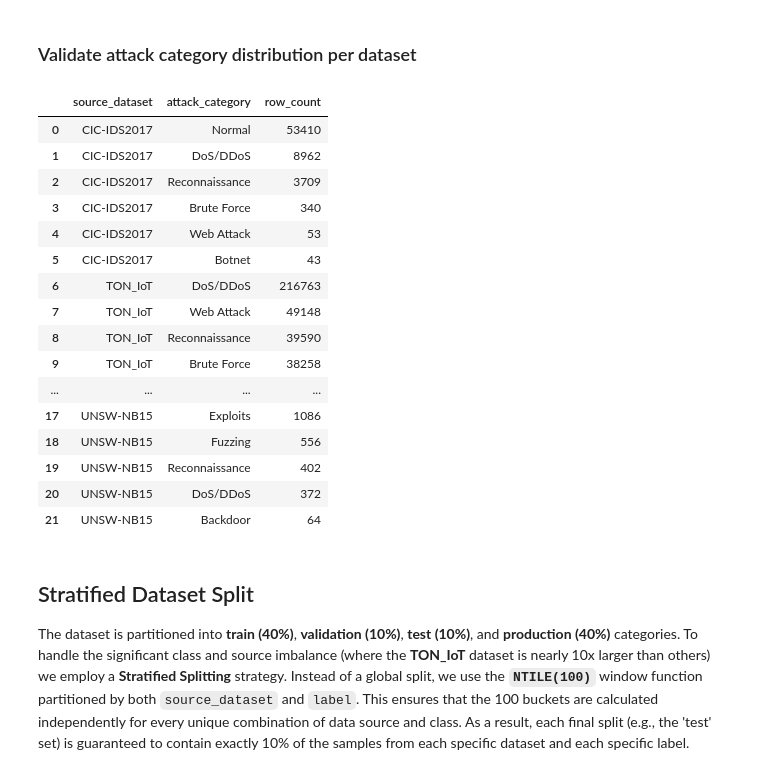
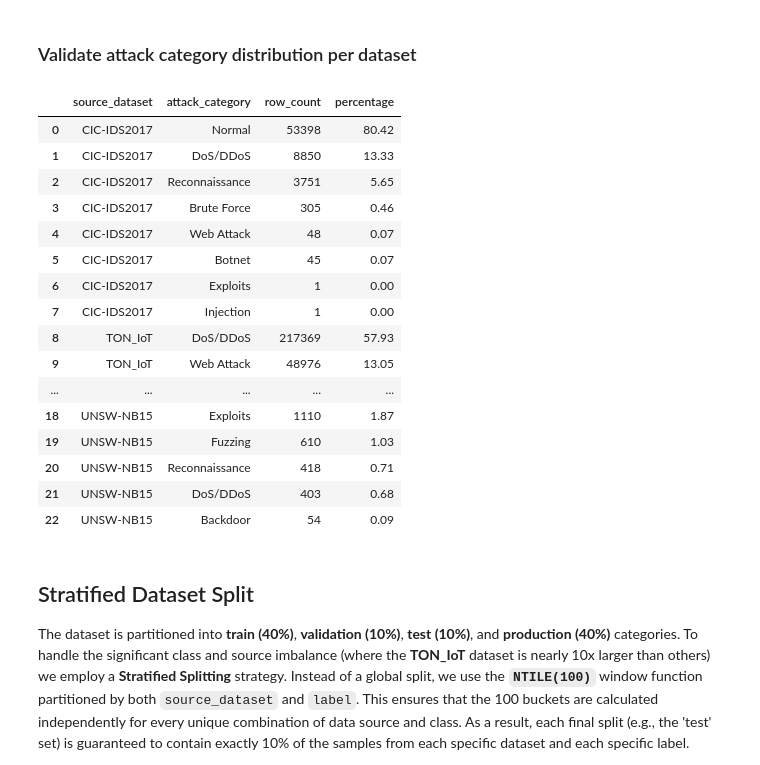
Before and after one commit to amarchini5339/AAI-540-Group5, a Jupyter notebook: 2_feature-eng/4_data_sample_and_split.ipynb, the cells around one changed output. Drawn from its saved outputs; the diff is of its cells as text; code cells hidden in the pictures.

```diff
--- a/2_feature-eng/5_data_sample_and_split.ipynb
+++ b/2_feature-eng/4_data_sample_and_split.ipynb
@@ -312,33 +372,46 @@ ORDER BY source_dataset, label
 # %% [markdown]
 ### Validate attack category distribution per dataset
 # %%
-read_sql(f"""
+attack_cat_by_source_sampled = read_sql(f"""
 SELECT
   source_dataset,
-  COALESCE(NULLIF(trim(attack_category), ''), 'UNKNOWN') AS attack_category,
-  COUNT(*) AS row_count
-FROM {database_name}.merged_sampled_v2
-GROUP BY source_dataset, 2
+  attack_category,
+  row_count,
+  ROUND(
+      100.0 * row_count
+      / SUM(row_count) OVER (PARTITION BY source_dataset),
+      2
+  ) AS percentage
+FROM (
+    SELECT
+        source_dataset,
+        COALESCE(NULLIF(trim(attack_category), ''), 'UNKNOWN') AS attack_category,
+        COUNT(*) AS row_count
+    FROM {database_name}.merged_sampled
+    GROUP BY source_dataset, 2
+) t
 ORDER BY source_dataset, row_count DESC
 """)
+
+attack_cat_by_source_sampled
 # %% [output]
-|  | source_dataset | attack_category | row_count |
-| 0 | CIC-IDS2017 | Normal | 53410 |
-| 1 | CIC-IDS2017 | DoS/DDoS | 8962 |
-| 2 | CIC-IDS2017 | Reconnaissance | 3709 |
-| 3 | CIC-IDS2017 | Brute Force | 340 |
-| 4 | CIC-IDS2017 | Web Attack | 53 |
-| 5 | CIC-IDS2017 | Botnet | 43 |
-| 6 | TON_IoT | DoS/DDoS | 216763 |
-| 7 | TON_IoT | Web Attack | 49148 |
-| 8 | TON_IoT | Reconnaissance | 39590 |
-| 9 | TON_IoT | Brute Force | 38258 |
-| ... | ... | ... | ... |
-| 17 | UNSW-NB15 | Exploits | 1086 |
-| 18 | UNSW-NB15 | Fuzzing | 556 |
-| 19 | UNSW-NB15 | Reconnaissance | 402 |
-| 20 | UNSW-NB15 | DoS/DDoS | 372 |
-| 21 | UNSW-NB15 | Backdoor | 64 |
+|  | source_dataset | attack_category | row_count | percentage |
+| 0 | CIC-IDS2017 | Normal | 53398 | 80.42 |
+| 1 | CIC-IDS2017 | DoS/DDoS | 8850 | 13.33 |
+| 2 | CIC-IDS2017 | Reconnaissance | 3751 | 5.65 |
+| 3 | CIC-IDS2017 | Brute Force | 305 | 0.46 |
+| 4 | CIC-IDS2017 | Web Attack | 48 | 0.07 |
+| 5 | CIC-IDS2017 | Botnet | 45 | 0.07 |
+| 6 | CIC-IDS2017 | Exploits | 1 | 0.00 |
+| 7 | CIC-IDS2017 | Injection | 1 | 0.00 |
+| 8 | TON_IoT | DoS/DDoS | 217369 | 57.93 |
+| 9 | TON_IoT | Web Attack | 48976 | 13.05 |
+| ... | ... | ... | ... | ... |
+| 18 | UNSW-NB15 | Exploits | 1110 | 1.87 |
+| 19 | UNSW-NB15 | Fuzzing | 610 | 1.03 |
+| 20 | UNSW-NB15 | Reconnaissance | 418 | 0.71 |
+| 21 | UNSW-NB15 | DoS/DDoS | 403 | 0.68 |
+| 22 | UNSW-NB15 | Backdoor | 54 | 0.09 |
 # %% [markdown]
 ## Stratified Dataset Split
 The dataset is partitioned into **train (40%)**, **validation (10%)**, **test (10%)**, and **production (40%)** categories. To handle the significant class and source imbalance (where the **TON_IoT** dataset is nearly 10x larger than others) we employ a **Stratified Splitting** strategy. Instead of a global split, we use the **`NTILE(100)`** window function partitioned by both `source_dataset` and `label`. This ensures that the 100 buckets are calculated independently for every unique combination of data source and class. As a result, each final split (e.g., the 'test' set) is guaranteed to contain exactly 10% of the samples from each specific dataset and each specific label.
```
Also changed, not shown: parts of 19 cells of this notebook, 6 other files.
